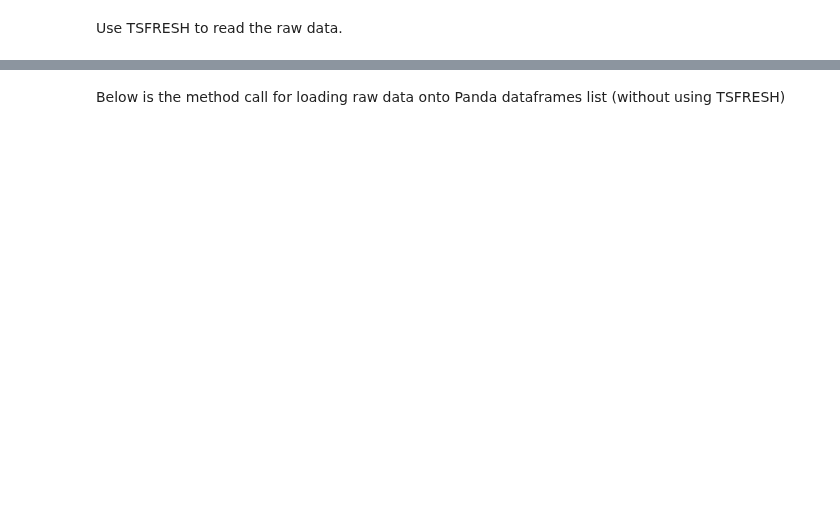
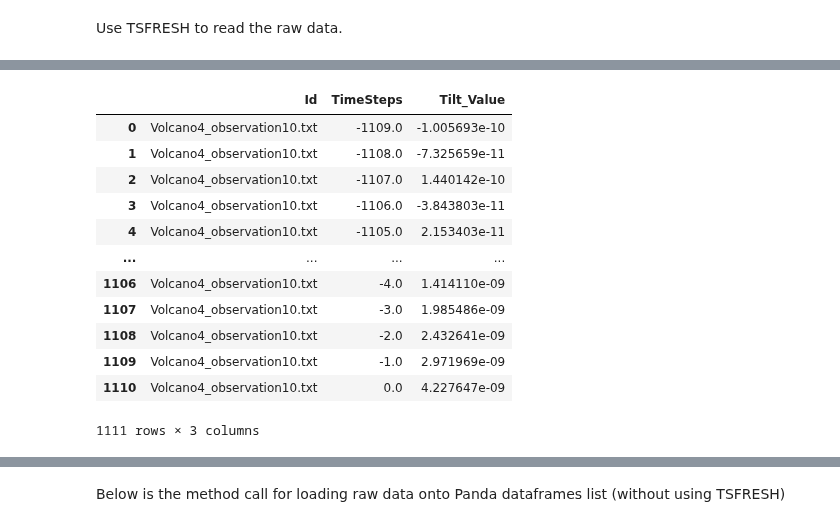
Before and after one commit to umeshrawat/MachineLearning, a Jupyter notebook: Supervised_Regression/VolcanoEruption/src/Predict_Volcanic_Eruption.ipynb, the cells around one changed output, grey strips where cells are left out. Saved outputs shown, nothing was run; the diff lists cells and outputs as text; code cells hidden in the pictures; blank space fills up the shorter version.

```diff
--- a/Supervised_Regression/VolcanoEruption/src/Predict_Volcanic_Eruption.ipynb
+++ b/Supervised_Regression/VolcanoEruption/src/Predict_Volcanic_Eruption.ipynb
@@ -135,26 +158,13 @@ def load_data_from_subdirectories(root_dir):
     """
     all_files = glob.glob(os.path.join(root_dir, '**', '*.txt'), recursive=True)
     data_frames = []
-    id_counter = 0  # Initialize id_counter to 0
 
-    for file in all_files:
-        df = load_time_series(file)
-        df['id'] = id_counter  # Add 'id' column to identify the time series
-        id_counter += 1  # Increment id_counter for each new file
-        data_frames.append(df)
+    for file_path in all_files:
+      df = load_time_series(file_path)
+      data_frames.append(df)
 
     combined_df = pd.concat(data_frames, ignore_index=True)
     return combined_df
-
-# Assuming the data has columns 'time' and 'value'
-# Example data structure after adding 'id':
-#    time  value  id
-# 0     1     10   0
-# 1     2     11   0
-# 2     3     12   0
-# 3     1     20   1
-# 4     2     21   1
-# 5     3     19   1
 # %%
 # Load data
 root_folder_path = '/content/MachineLearning/Supervised_Regression/VolcanoEruption/Volcano_Dataset'
@@ -163,0 +204,16 @@ ParserError: Error tokenizing data. C error: Expected 2 fields in line 15, saw 1
+# %%
+time_series_data[time_series_data.Id == 'Volcano4_observation10.txt']
+# %% [output]
+|  | Id | TimeSteps | Tilt_Value |
+| 0 | Volcano4_observation10.txt | -1109.0 | -1.005693e-10 |
+| 1 | Volcano4_observation10.txt | -1108.0 | -7.325659e-11 |
+| 2 | Volcano4_observation10.txt | -1107.0 | 1.440142e-10 |
+| 3 | Volcano4_observation10.txt | -1106.0 | -3.843803e-11 |
+| 4 | Volcano4_observation10.txt | -1105.0 | 2.153403e-11 |
+| ... | ... | ... | ... |
+| 1106 | Volcano4_observation10.txt | -4.0 | 1.414110e-09 |
+| 1107 | Volcano4_observation10.txt | -3.0 | 1.985486e-09 |
+| 1108 | Volcano4_observation10.txt | -2.0 | 2.432641e-09 |
+| 1109 | Volcano4_observation10.txt | -1.0 | 2.971969e-09 |
+| 1110 | Volcano4_observation10.txt | 0.0 | 4.227647e-09 |
+1111 rows × 3 columns
```
Also changed, not shown: parts of 9 cells of this notebook.
